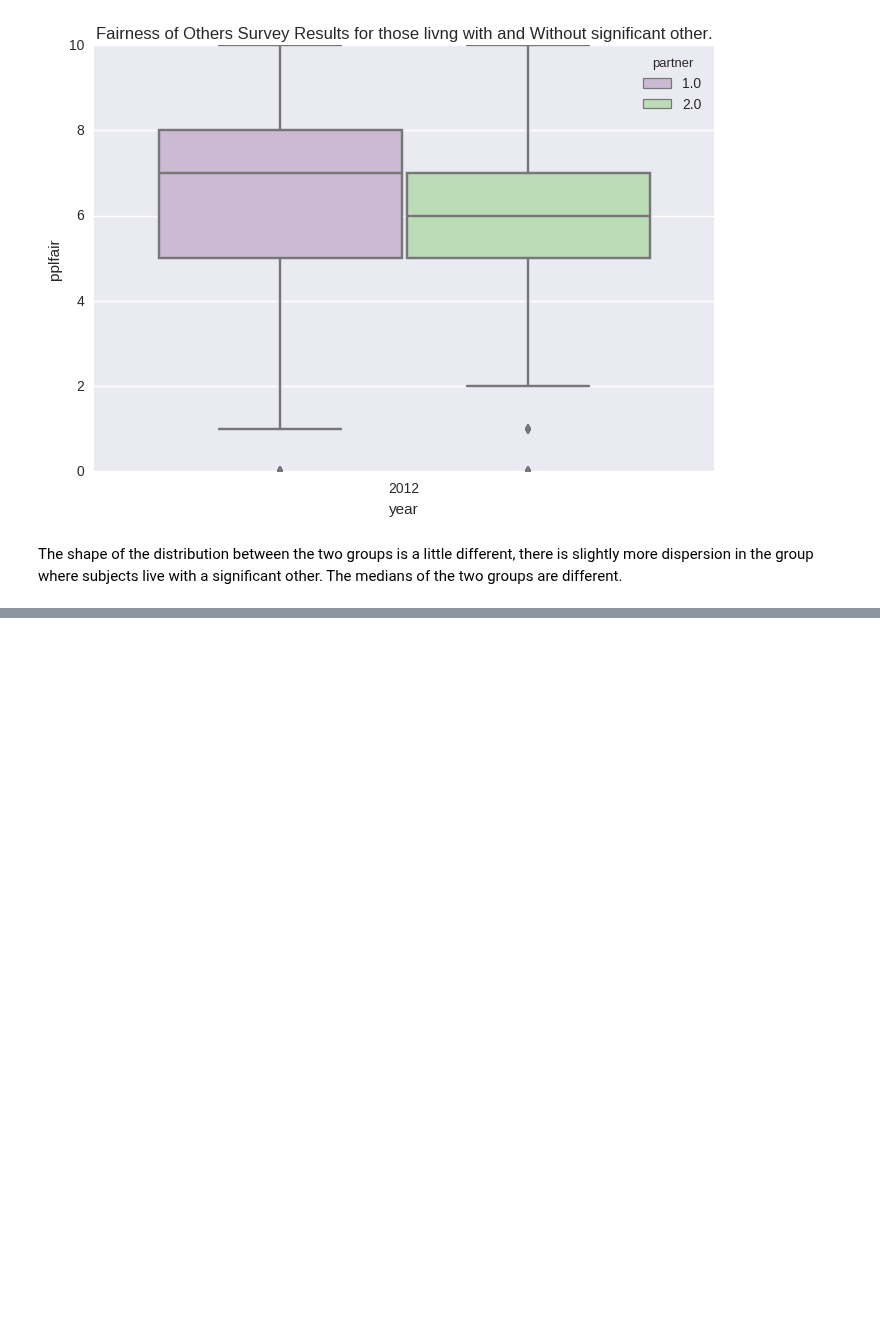
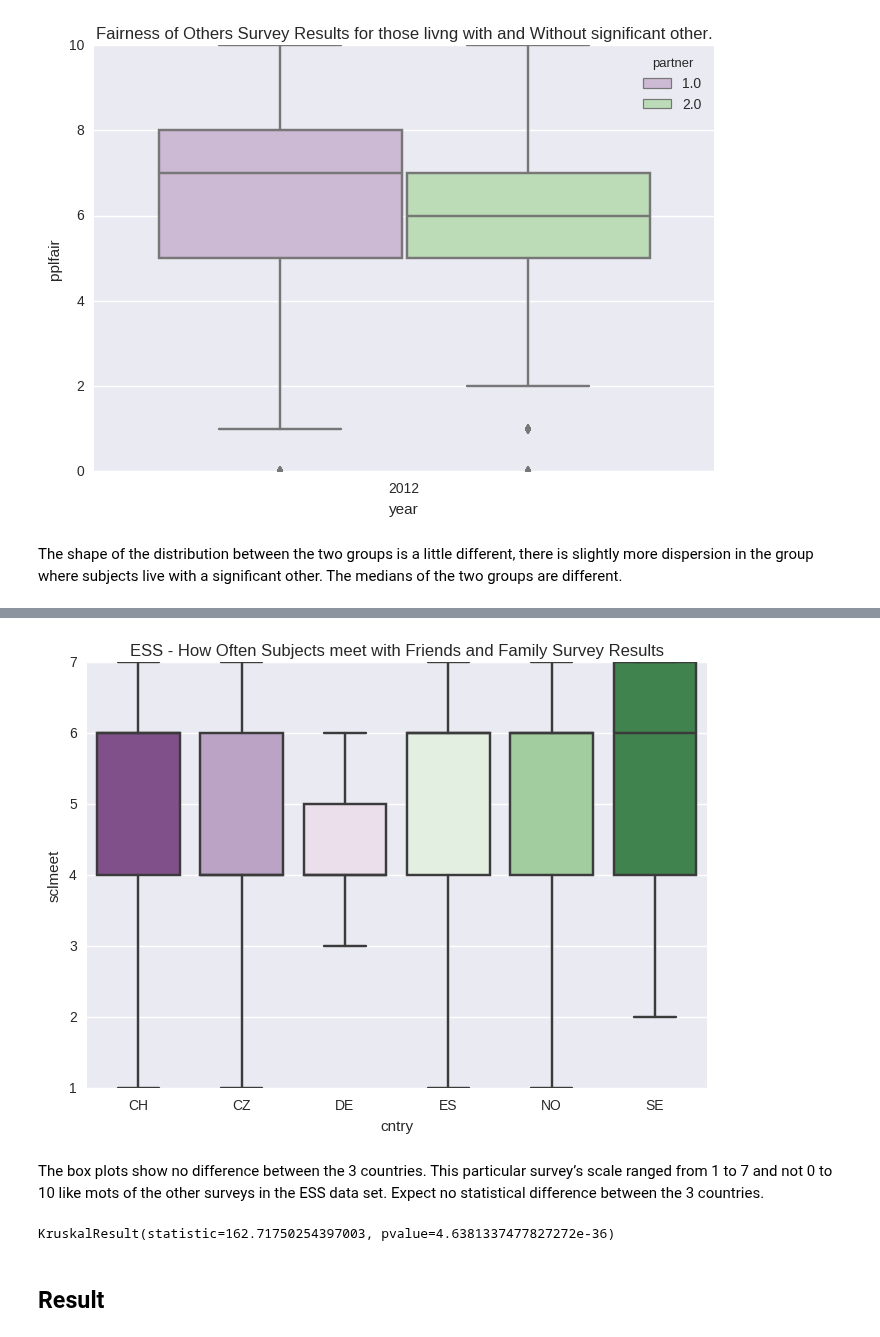
Before and after one commit to 315iah515/Thinkful-Notebooks, a Jupyter notebook: Bootcamp/Drill_WhatTestToUse.ipynb, the cells around one changed output, grey strips where cells are left out. Cells and saved outputs as stored; diff of their text form; code cells hidden in the pictures; blank space fills up the shorter version.

```diff
--- a/Bootcamp/Drill_WhatTestToUse.ipynb
+++ b/Bootcamp/Drill_WhatTestToUse.ipynb
@@ -436,0 +450,15 @@ ValueError: Unequal N in wilcoxon.  Aborting.
+# %%
+just_2014 = survey_data.query('year == 2014')
+sb.boxplot(x="cntry", y="sclmeet", data=just_2014, palette="PRGn")
+sb.plt.title('ESS - How Often Subjects meet with Friends and Family Survey Results')
+plt.show()
+# %% [output]
+[figure, added]
+# %% [markdown]
+The box plots show no difference between the 3 countries.  This particular survey’s scale ranged from 1 to 7 and not 0 to 10 like mots of the other surveys in the ESS data set. Expect no statistical difference between the 3 countries.
+# %%
+stats.kruskal(cz, es, no)
+# %% [output]
+KruskalResult(statistic=162.71750254397003, pvalue=4.6381337477827272e-36)
+# %% [markdown]
+## Result
```
Also changed, not shown: parts of 17 cells of this notebook.
